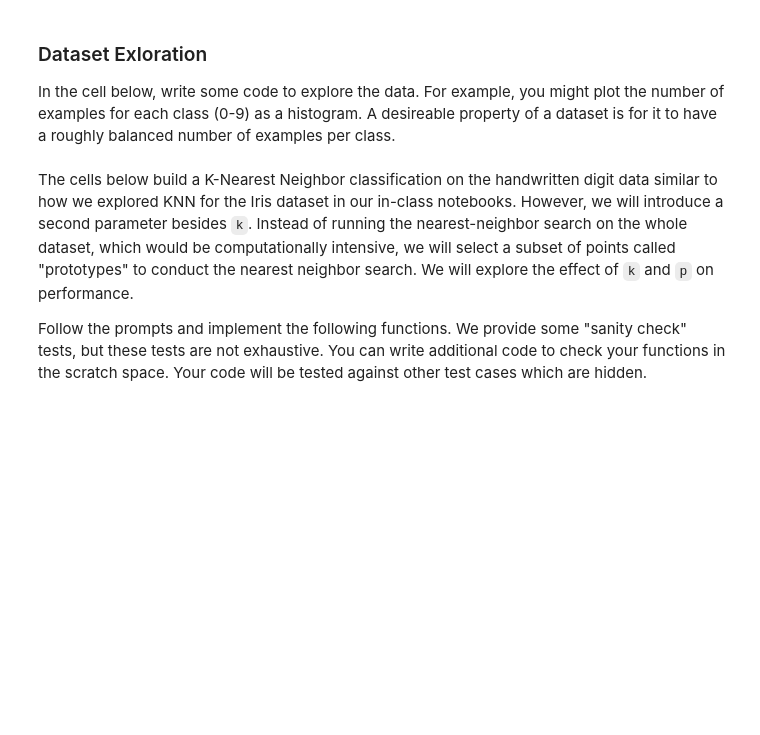
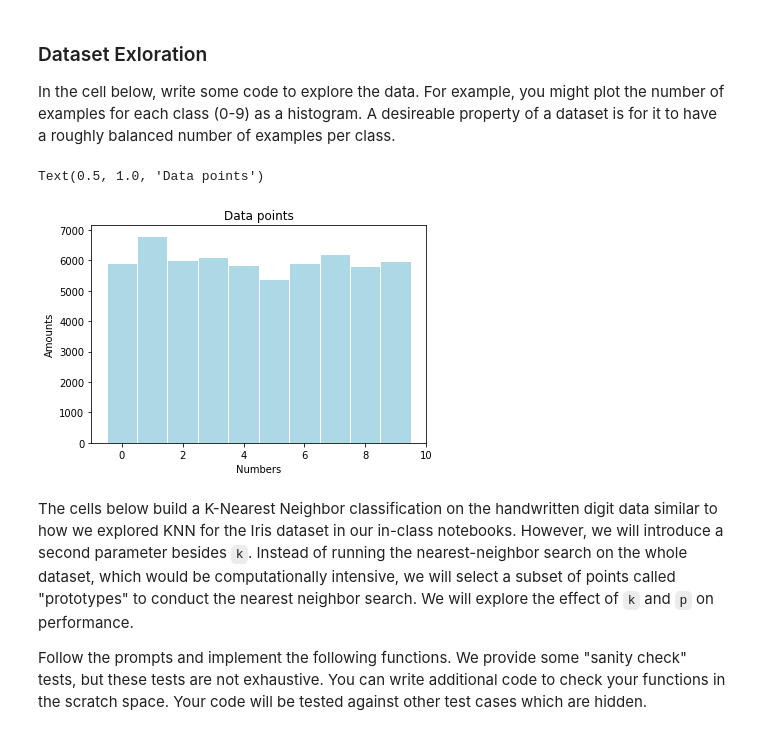
Before and after one commit to Calvin-Zikakis/Machine-Learning, a Jupyter notebook: hw1.ipynb, the cells around one changed output. Drawn from its saved outputs; the diff is of its cells as text; code cells hidden in the pictures; blank space fills up the shorter version.

```diff
--- a/hw1.ipynb
+++ b/hw1.ipynb
@@ -220,3 +197,20 @@ raise NotImplementedError()
+# %%
+# Write your exploration code here (scratch space)
+
+fig, ax = plt.subplots()
+
+bins = np.arange(0,11,1)-.5
+
+data1 = np.concatenate((data.train_y, data.test_y),axis=0)
+
+ax.hist(data1,bins=bins, edgecolor="white", color="lightblue")
+
+ax.set_xlabel("Numbers")
+ax.set_ylabel("Amounts")
+ax.set_title("Data points")
+# %% [output]
+Text(0.5, 1.0, 'Data points')
+[figure, added]
 # %% [markdown]
 The cells below build a K-Nearest Neighbor classification on the handwritten digit data similar to how we explored KNN for the Iris dataset in our in-class notebooks. However, we will introduce a second parameter besides `k`. Instead of running the nearest-neighbor search on the whole dataset, which would be computationally intensive, we will select a subset of points called "prototypes" to conduct the nearest neighbor search. We will explore the effect of `k` and `p` on performance.
 
```
Also changed, not shown: parts of 36 cells of this notebook.
